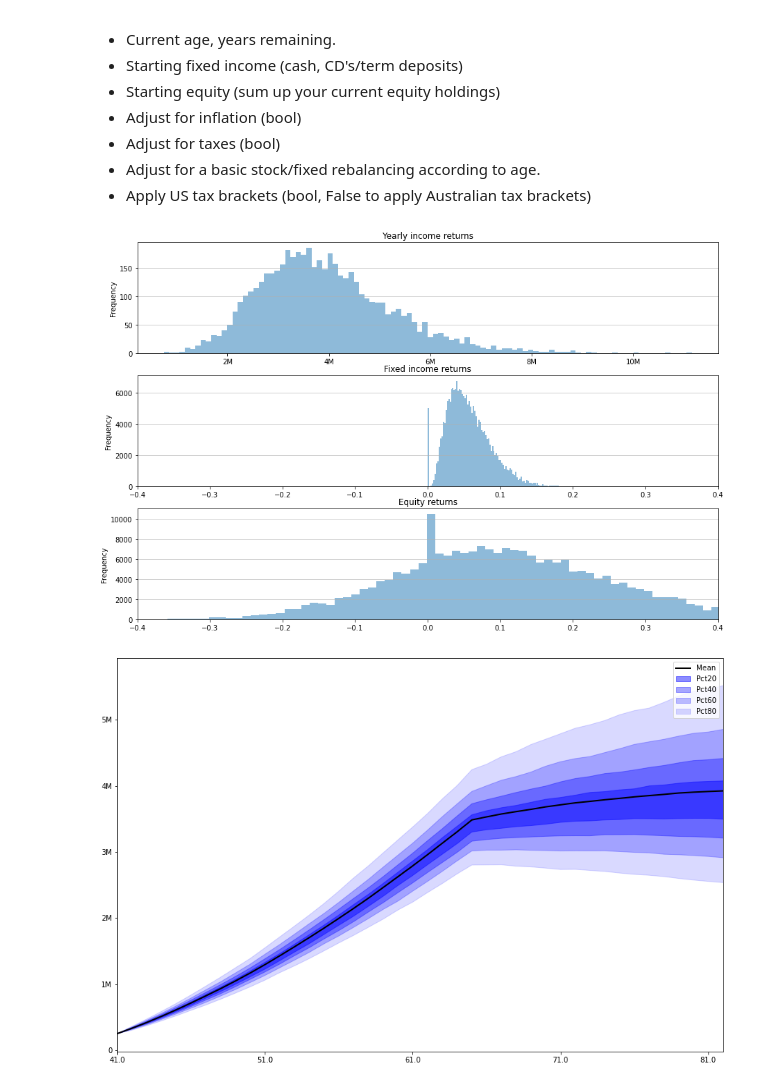
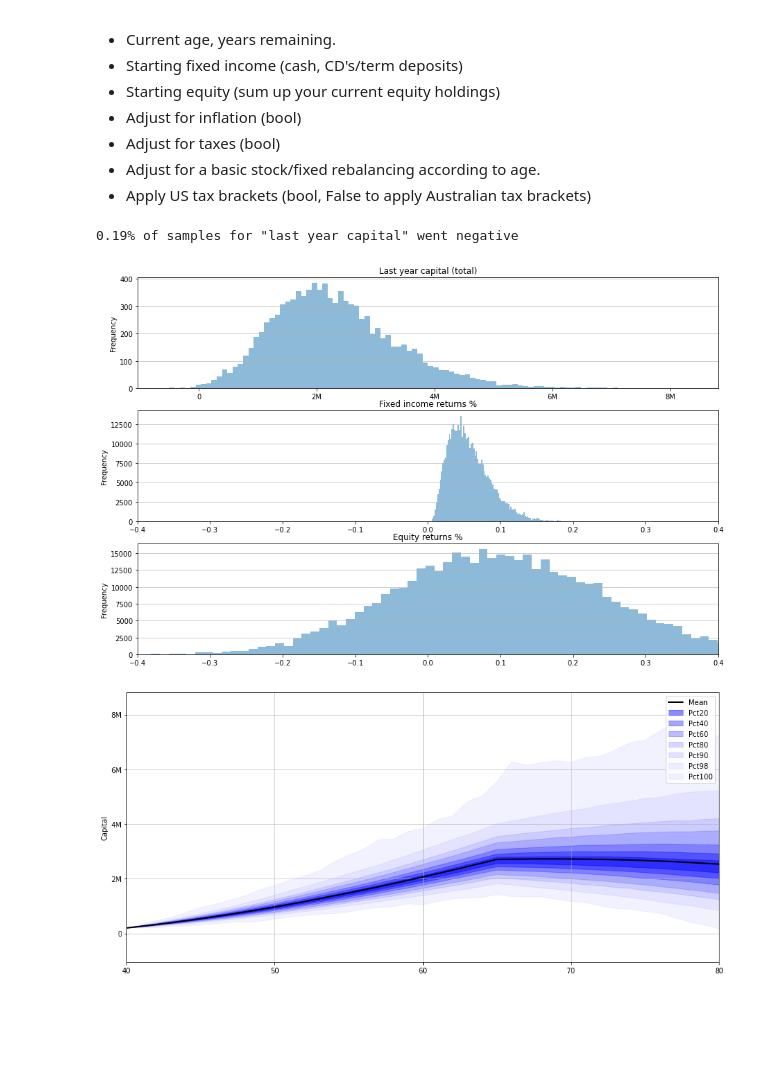
Before and after one commit to 9600dev/mmr, a Jupyter notebook: notebooks/modeling_cash_flows.ipynb, the cells around one changed output. Cells and saved outputs as stored; diff of their text form; code cells hidden in the pictures; blank space fills up the shorter version.

```diff
--- a/notebooks/modeling_cash_flows.ipynb
+++ b/notebooks/modeling_cash_flows.ipynb
@@ -142,12 +142,12 @@ def get_truncated_normal(mean=0.0, sd=1.0, low=0.0, upp=10.0):
         (low - mean) / sd, (upp - mean) / sd, loc=mean, scale=sd)
 
 
-def create_fanchart(arr):
+def create_fanchart(arr, figsize=(15, 10)):
     x = np.arange(arr.shape[0])
     # for the median use `np.median` and change the legend below
     mean = np.mean(arr, axis=1)
-    offsets = (10, 20, 30, 40)
-    fig, ax = plt.subplots(figsize=(15, 10))
+    offsets = (10, 20, 30, 40, 45, 49, 50)
+    fig, ax = plt.subplots(figsize=figsize)
     ax.plot(mean, color='black', lw=2)
     for offset in offsets:
         low = np.percentile(arr, 50-offset, axis=1)
@@ -450,8 +454,8 @@ def sample(
     return_samples: list[dict[str, list[Union[int, float]]]] = []
 
     for sample in range(0, samples):
-        yearly_fixed_percentage = [0.0]
-        yearly_equity_percentage = [0.0]
+        yearly_fixed_percentage = []
+        yearly_equity_percentage = []
         yearly_capital: list[tuple[int, int]] = [(starting_fixed_income, starting_equity)]
 
         salary = starting_salary
@@ -494,6 +498,8 @@ def sample(
 
             if inflation_adjust:
                 inflation = sample_inflation()
+                # if balance is negative, we can assume we're in debt, and inflation inflates that debt away
+                # -100 - (-100 * 0.05) = -100 - -5 = -95
                 new_balances = (
                     int(new_balances[0] - (new_balances[0] * inflation)),
                     int(new_balances[1] - (new_balances[1] * inflation))
@@ -516,21 +522,21 @@ def sample(
     return return_samples
 # %%
 # Inputs
-age = 41
+age = 40
 retirement_age = 65
 death = 85
 start_salary = 150000
-start_expenses = 50000
-retirement_expenses = 30000
+start_expenses = 70000
+retirement_expenses = 50000
 
 start_fixed_income = 100000
-start_equity = 150000
+start_equity = 100000
 
 apply_us_tax_rates = True
 years_remaining = death - age
 
 result = sample(
-    samples=5000,
+    samples=10000,
     age=age,
     retirement_age=retirement_age,
     years_remaining=years_remaining,
@@ -545,6 +551,7 @@ result = sample(
     rebalance=True,
 )
 
+# last year of each sample
 fixed_capital_flat: list[float] = [x['fixed'][-1] for x in result]
 equity_capital_flat: list[float] = [x['equity'][-1] for x in result]
 total_capital_flat = list(map(sum, zip(fixed_capital_flat, equity_capital_flat)))
@@ -560,29 +567,37 @@ total_capital_over_time = np.array(transposed_fixed) + np.array(transposed_equit
 # %%
 # plot everything
 fig, ax = plt.subplots(3, figsize=(15, 10))
 ax[0].grid(axis='y', alpha=0.75)
 _ = ax[0].set_ylabel('Frequency')
-_ = ax[0].set_title('Yearly income returns')
+_ = ax[0].set_title('Last year capital (total)')
 ax[0].xaxis.set_major_formatter(formatter)
 
 ax[1].grid(axis='y', alpha=0.75)
 _ = ax[1].set_ylabel('Frequency')
-_ = ax[1].set_title('Fixed income returns')
+_ = ax[1].set_title('Fixed income returns %')
 _ = ax[1].set_xlim([-.4, .4])  # type: ignore
 
 ax[2].grid(axis='y', alpha=0.75)
 _ = ax[2].set_ylabel('Frequency')
-_ = ax[2].set_title('Equity returns')
+_ = ax[2].set_title('Equity returns %')
 _ = ax[2].set_xlim([-.4, .4])  # type: ignore
 
 _ = ax[0].hist(total_capital_flat, bins=100, alpha=0.5)
 _ = ax[1].hist(fixed_perc_return, bins=100, alpha=0.5)
 _ = ax[2].hist(equity_perc_return, bins=100, alpha=0.5)
 
-fig, ax = create_fanchart(total_capital_over_time)
-_ = ax.set_xticks(ax.get_xticks(), np.array(ax.get_xticks()) + age)
+fig, ax = create_fanchart(total_capital_over_time, figsize=(15, 7))
+_ = ax.set_xticks(ax.get_xticks(), (np.array(ax.get_xticks()) + age).astype(int))
 _ = ax.set_xlim(left=0, right=age)
+_ = ax.grid(axis='y', alpha=0.75)
+_ = ax.grid(axis='x', alpha=0.75)
+_ = ax.set_ylabel('Capital')
 _ = ax.yaxis.set_major_formatter(formatter)
+
+samples_below_zero = len([x for x in total_capital_over_time[-1] if x <= 0])
+percentage_samples_below_zero = samples_below_zero / len(total_capital_over_time[-1])
+print(f'{percentage_samples_below_zero * 100}% of samples for "last year capital" went negative')
 # %% [output]
+0.19% of samples for "last year capital" went negative
-[figure, old version]
+[figure, new version]
-[figure, old version]
+[figure, new version]
```
Also changed, not shown: parts of 7 cells of this notebook.
